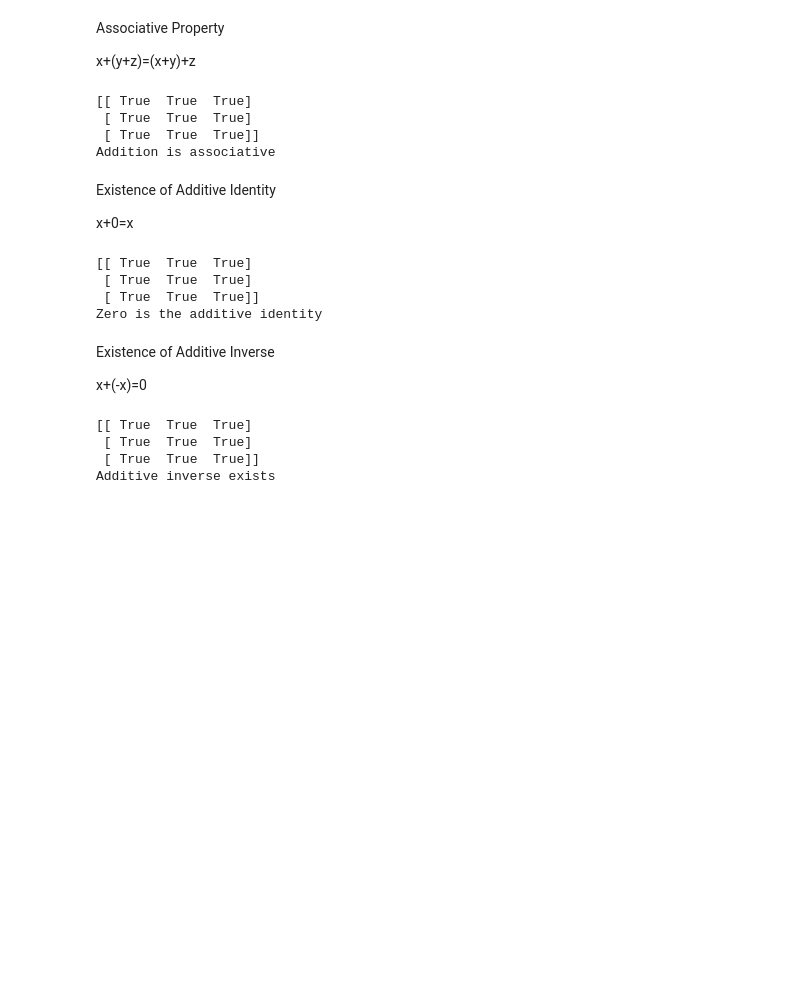
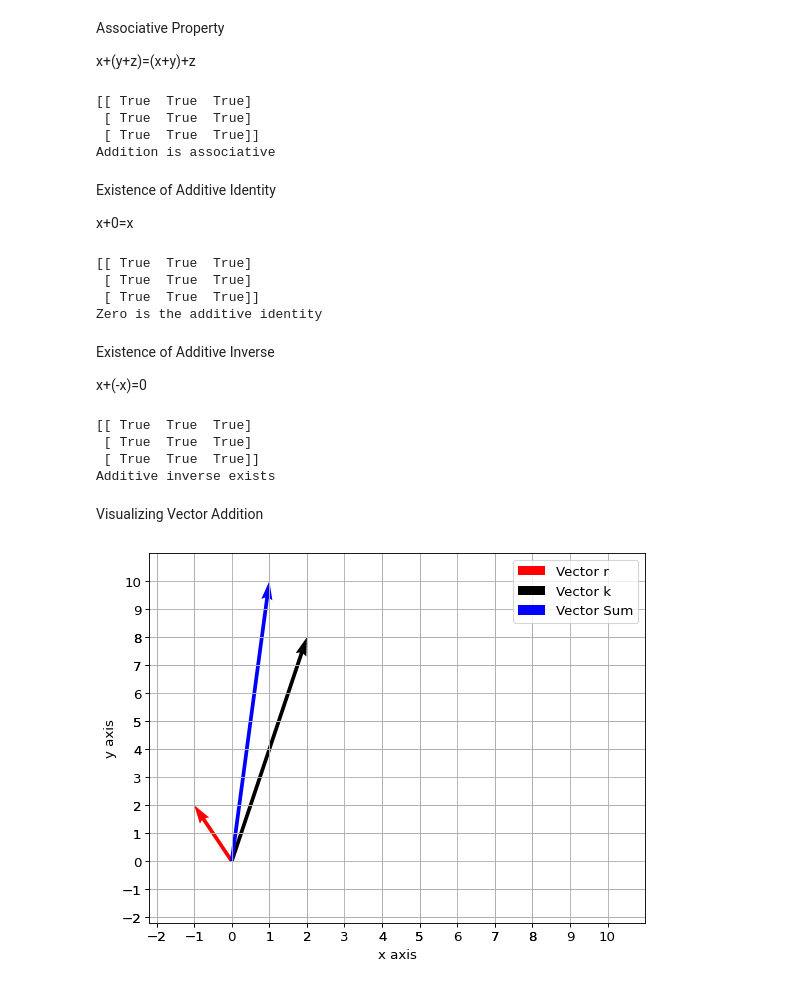
Before and after one commit to Nyctophilic-nikes/Linear-Algebra-with-Python, a Jupyter notebook: Main.ipynb, the cells around one changed output. Saved outputs shown, nothing was run; the diff lists cells and outputs as text; code cells hidden in the pictures; blank space fills up the shorter version.

```diff
--- a/Main.ipynb
+++ b/Main.ipynb
@@ -4,7 +4,7 @@ import matplotlib.pyplot as plt
 from scipy import stats
 # %%
 plt.rcParams['figure.figsize'] = (10,10)
-plt.rcParams.update({'font.size': 22})
+plt.rcParams.update({'font.size': 12})
 # %% [markdown]
 Matrix
 # %%
@@ -135,3 +135,73 @@ except:
  [ True  True  True]
  [ True  True  True]]
 Additive inverse exists
+# %% [markdown]
+Visualizing Vector Addition
+# %%
+lineSizePositive = 10
+lineSizeNegative = -2
+numberOfSampleOfLine = lineSizePositive * 2 + 1
+
+vectors = {"StartingPointOfX": 0, "StartingPointOfY": 0,
+           "SizeOfXvector": -1, "StartingPointOfYvector": 2,
+           "VectorColor": "r"}
+vectors2 = {"StartingPointOfX": 0, "StartingPointOfY": 0,
+            "SizeOfXvector": 2, "StartingPointOfYvector": 8,
+            "VectorColor": "k"}
+
+vectorList = [vectors, vectors2]
+
+
+def PlotVector(legend=True):
+    # Create a figure of size 8x6 inches, 80 dots per inch
+    fig = plt.figure(figsize=(8, 6), dpi=80)
+
+    # line size of each axes
+    line = np.linspace(lineSizeNegative, lineSizePositive, numberOfSampleOfLine, endpoint=True, dtype="int")
+
+    # Set x limits, * 1.1 just express more space for drawing
+    plt.xlim(line.min() * 1.1, line.max() * 1.1)
+
+    # Set x ticks
+    plt.xticks(line)
+
+    # Set y limits, * 1.1 just express more space for drawing
+    plt.ylim(line.min() * 1.1, line.max() * 1.1)
+
+    # Set y ticks
+    plt.yticks(line)
+
+    # set label name of x axis
+    plt.xlabel("x axis")
+
+    # set label name of y axis
+    plt.ylabel("y axis")
+
+    # set grid of coordinate to True
+    plt.grid(linestyle="-")
+
+    # Plot vectors
+    for vec in vectorList:
+        plt.quiver(vec["StartingPointOfX"], vec["StartingPointOfY"], vec["SizeOfXvector"], vec["StartingPointOfYvector"],
+                   angles="xy", scale_units="xy", scale=1, color=vec["VectorColor"], label=f"Vector {vec['VectorColor']}")
+
+    # Calculate the sum of vectors
+    sum_vector = {"StartingPointOfX": 0, "StartingPointOfY": 0,
+                  "SizeOfXvector": vectors["SizeOfXvector"] + vectors2["SizeOfXvector"],
+                  "StartingPointOfYvector": vectors["StartingPointOfYvector"] + vectors2["StartingPointOfYvector"],
+                  "VectorColor": "b"}  # Assuming blue for the sum vector
+
+    # Plot the sum vector
+    plt.quiver(sum_vector["StartingPointOfX"], sum_vector["StartingPointOfY"],
+               sum_vector["SizeOfXvector"], sum_vector["StartingPointOfYvector"],
+               angles="xy", scale_units="xy", scale=1, color=sum_vector["VectorColor"], label="Vector Sum")
+
+    if legend:
+        plt.legend()
+
+    plt.show()
+
+
+PlotVector()
+# %% [output]
+[figure, added]
```
Also changed, not shown: parts of 8 cells of this notebook, 32 other files.
